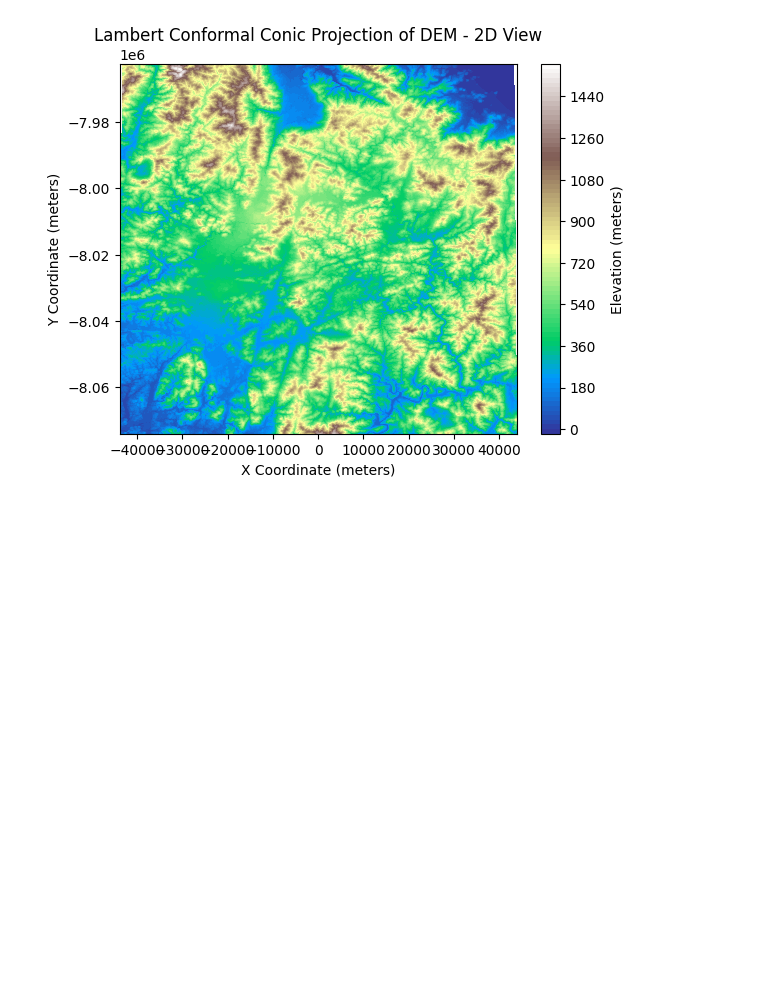
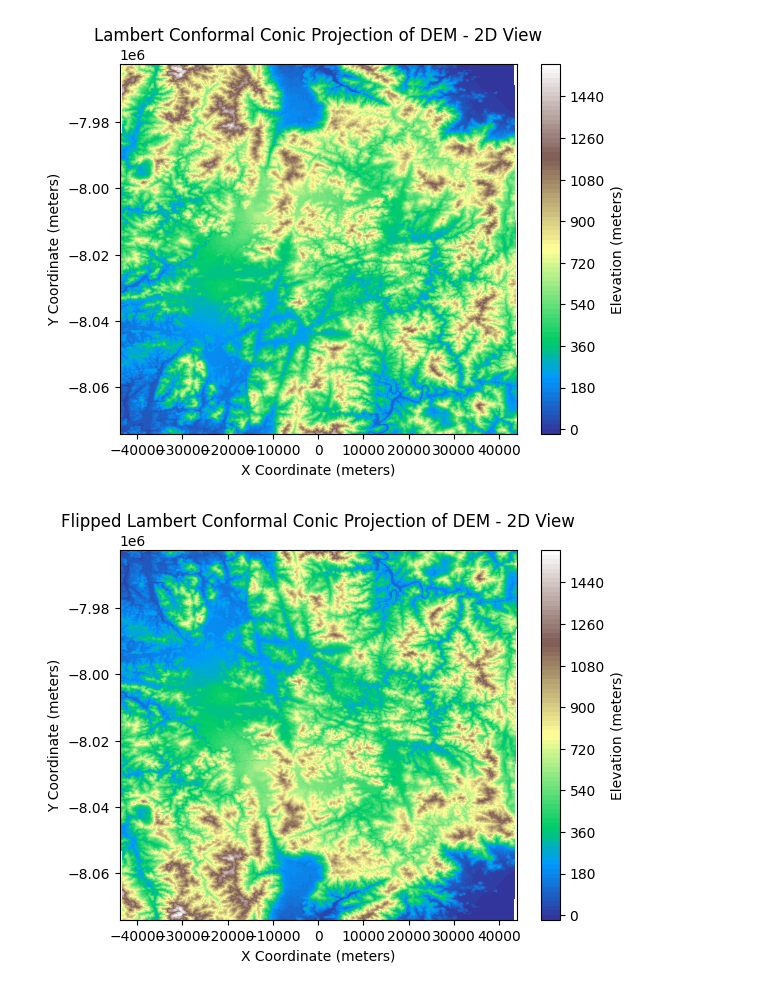
Before and after one commit to BrilliantCarrot/lwj_ws, a Jupyter notebook: VTD/DEM_Extraction.ipynb, the cells around one changed output. Cells and saved outputs as stored; diff of their text form; code cells hidden in the pictures; blank space fills up the shorter version.

Commit message:
plotting flipped LCC matrix

```diff
--- a/VTD/DEM_Extraction.ipynb
+++ b/VTD/DEM_Extraction.ipynb
@@ -501,3 +510,34 @@ def plot_lcc_dem_2d(LCC_matrix):
 plot_lcc_dem_2d(LCC_matrix)
 # %% [output]
 [figure]
+# %%
+flipped_LCC_matrix = np.flipud(LCC_matrix)
+# %%
+def plot_flipped_lcc_dem_2d(flipped_LCC_matrix):
+    # Assuming flipped_LCC_matrix is structured with each element as (elevation, x, y)
+    # Extracting elevation, x, and y values
+    elevations = flipped_LCC_matrix[:, :, 0].astype(float)
+    xs = flipped_LCC_matrix[:, :, 1].astype(float)
+    ys = flipped_LCC_matrix[:, :, 2].astype(float)
+
+    # Flipping ys to reflect the vertical flipping of the matrix in the plot
+    ys = np.max(ys) - ys + np.min(ys)
+
+    # Create a 2D plot
+    fig, ax = plt.subplots()
+    # Create a contour plot using x, y, and elevation
+    contour = ax.contourf(xs, ys, elevations, cmap='terrain', levels=100)
+
+    # Add a color bar which maps values to colors.
+    cbar = fig.colorbar(contour)
+    cbar.set_label('Elevation (meters)')
+
+    ax.set_xlabel('X Coordinate (meters)')
+    ax.set_ylabel('Y Coordinate (meters)')
+    plt.title('Flipped Lambert Conformal Conic Projection of DEM - 2D View')
+    plt.show()
+# %%
+# Assuming flipped_LCC_matrix is your loaded DEM data after flipping
+plot_flipped_lcc_dem_2d(flipped_LCC_matrix)
+# %% [output]
+[figure, added]
```
Also changed, not shown: parts of 3 cells of this notebook.
